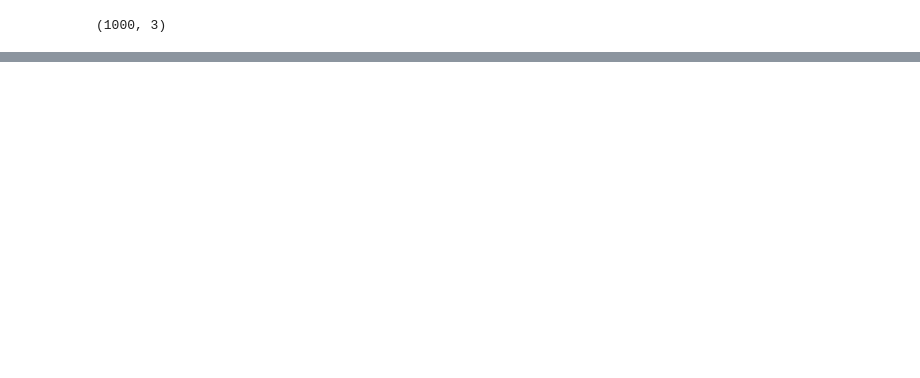
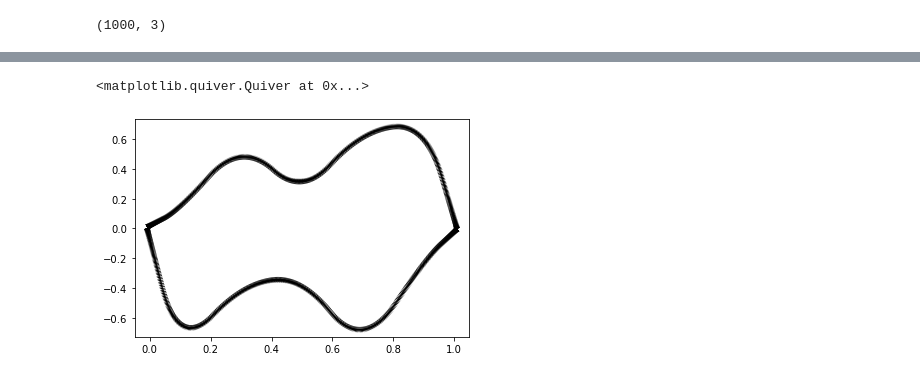
Before and after one commit to adityabalu/DiffNet, a Jupyter notebook: gen_data.ipynb, the cells around one changed output, grey strips where cells are left out. Cells and saved outputs as stored; diff of their text form; code cells hidden in the pictures; blank space fills up the shorter version.

```diff
--- a/gen_data.ipynb
+++ b/gen_data.ipynb
@@ -138,0 +143,5 @@ print(normals.shape)
+# %%
+plt.quiver(pc[1,:,0], pc[1,:,1], normals[1,:,0], normals[1,:,1])
+# %% [output]
+<matplotlib.quiver.Quiver at 0x...>
+[figure, added]
```
Also changed, not shown: parts of 11 cells of this notebook.
